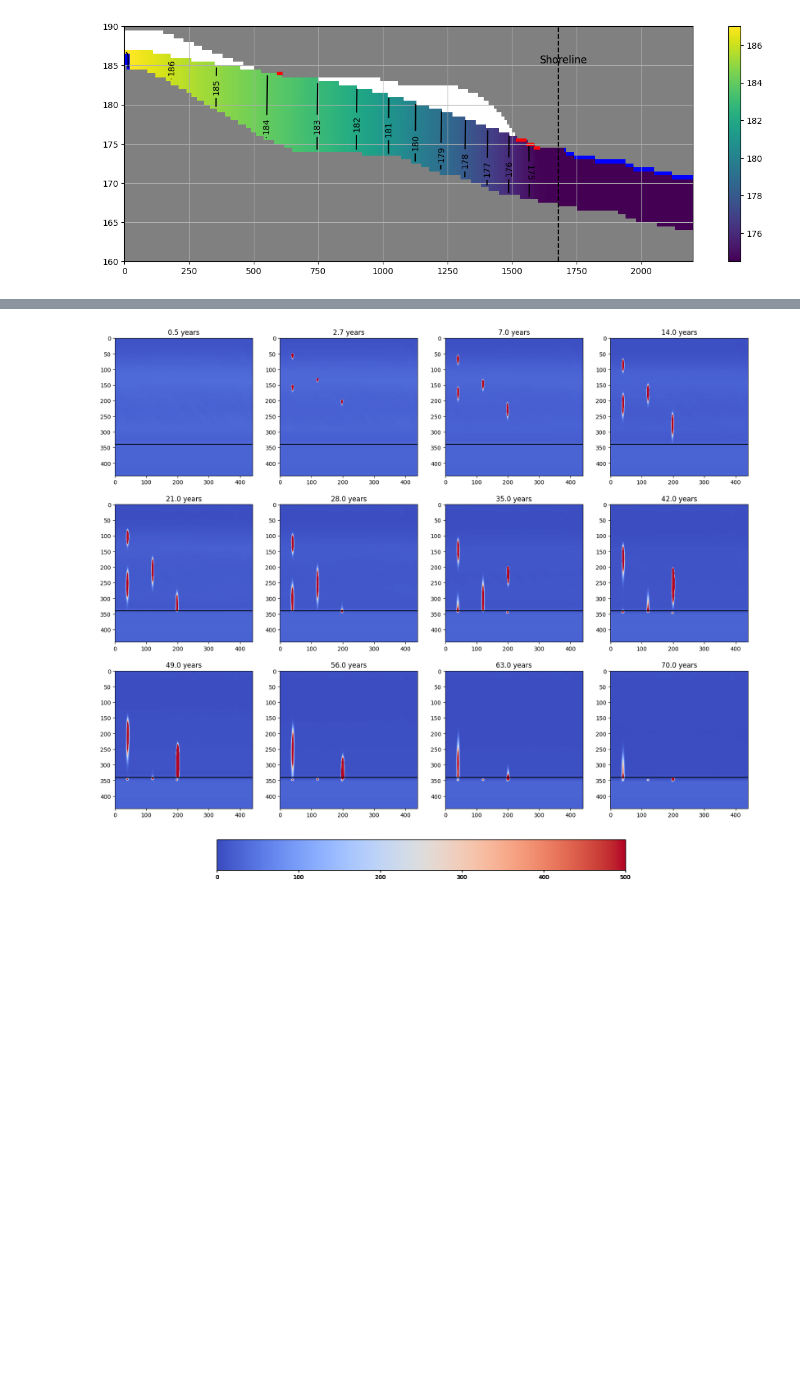
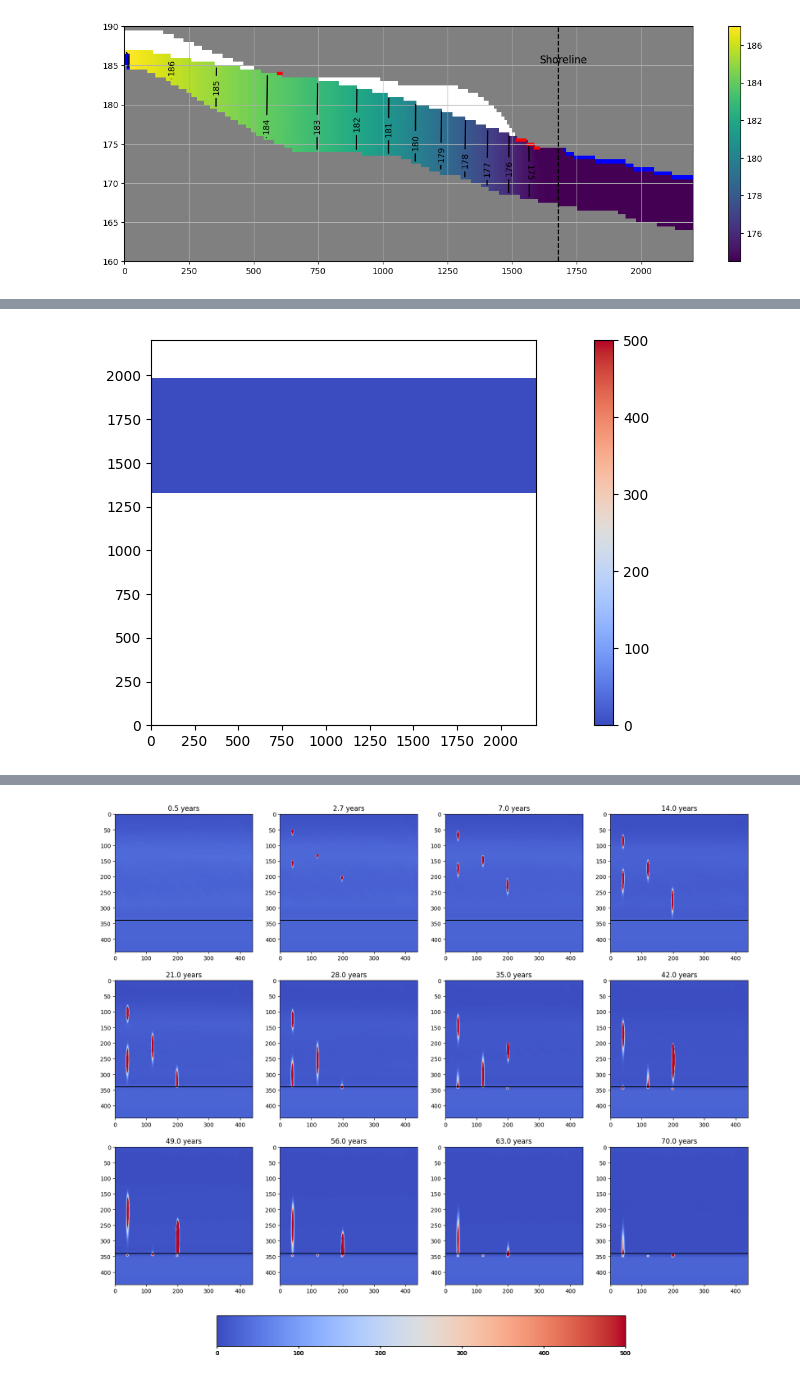
Before and after one commit to Shuyang-Wang/wasaga_model, a Jupyter notebook: wasaga_regional_test/2-wasga_regional_test.ipynb, the cells around one changed output, grey strips where cells are left out. Drawn from its saved outputs; the diff is of its cells as text; code cells hidden in the pictures; blank space fills up the shorter version.

```diff
--- a/wasaga_regional_test/2-wasga_regional_test.ipynb
+++ b/wasaga_regional_test/2-wasga_regional_test.ipynb
@@ -619,3 +652,22 @@ plt.show()
+# %%
+kper = 9
+lay = int(30)
+
+fig = plt.figure(figsize=(15, 5))
+mapview = flopy.plot.PlotMapView(model=model, layer=lay)
+ucnobj = flopy.utils.binaryfile.UcnFile(model_ws + '/MT3D001.UCN')
+concentration_array = ucnobj.get_data(kstpkper=(0, kper))# (time step, stress period)
+
+mask = ((ibound== 0)|(concentration_array>=1e30))
+masked_conc_data = np.ma.masked_where(mask, concentration_array)
+
+cs = mapview.plot_array(masked_conc_data, cmap='coolwarm', vmin=0, vmax=500)
+plt.colorbar(cs)
+
+# Show the plot
+plt.show()
+# %% [output]
+[figure, added]
 # %%
 import flopy.utils.binaryfile as bf
 budobj = bf.UcnFile(model_ws + '/MT3D001.UCN', model=model)
```
Also changed, not shown: parts of 14 cells of this notebook.
